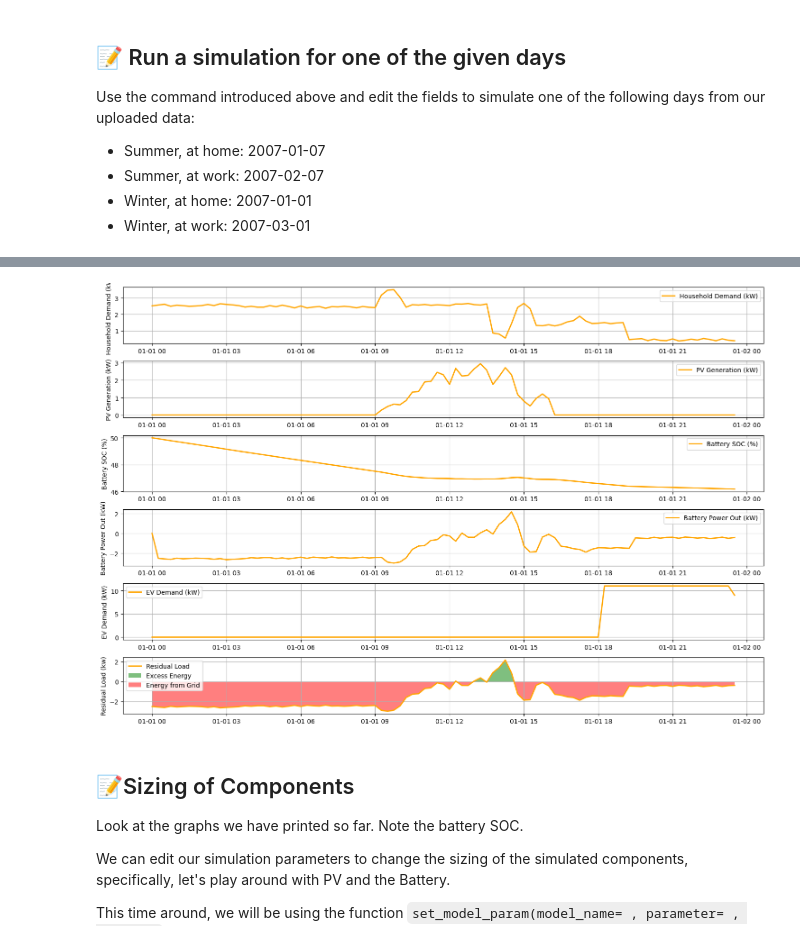
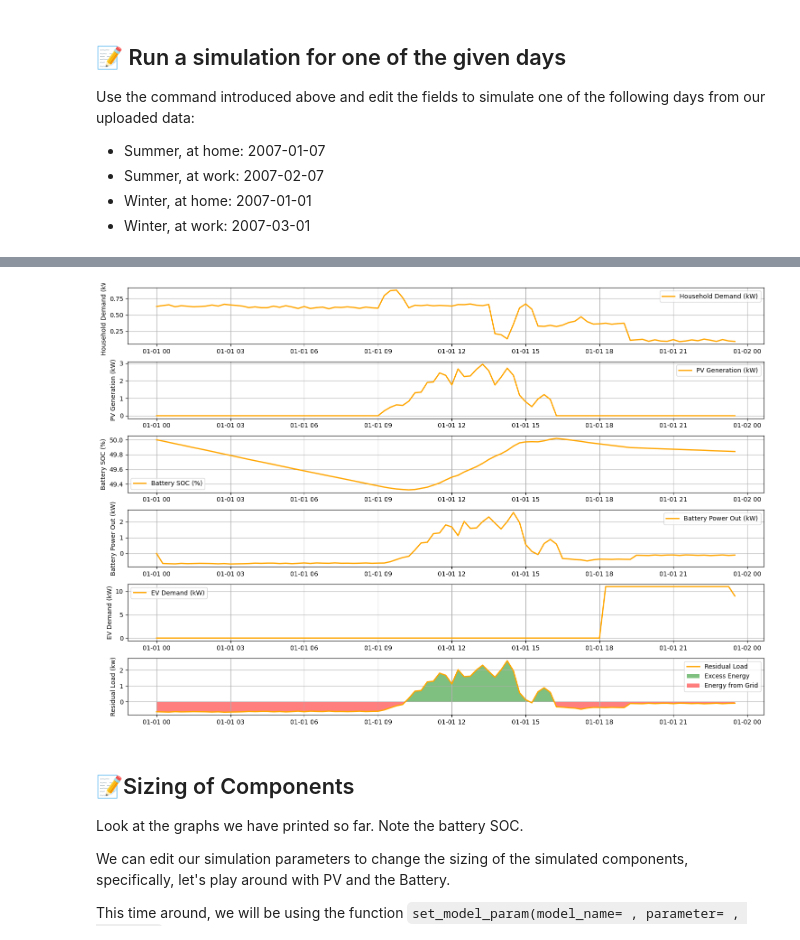
Before and after one commit to Illuminator-team/educational_material, a Jupyter notebook: tutorials/residential/Illuminator_BSc_Tutorial.ipynb, the cells around one changed output, grey strips where cells are left out. Saved outputs shown, nothing was run; the diff lists cells and outputs as text; code cells hidden in the pictures.

```diff
--- a/tutorials/residential/Illuminator_BSc_Tutorial.ipynb
+++ b/tutorials/residential/Illuminator_BSc_Tutorial.ipynb
@@ -306,7 +319,7 @@ running extra init
 # %%
-plot_csv('./out_CSV.csv')
+plot_csv('./out_Tutorial4.csv')
 # %% [output]
-[figure, old version]
+[figure, new version]
 # %% [markdown]
 ## 📝Sizing of Components
 Look at the graphs we have printed so far. Note the battery SOC.
```
Also changed, not shown: parts of 9 cells of this notebook, 12 other files.
